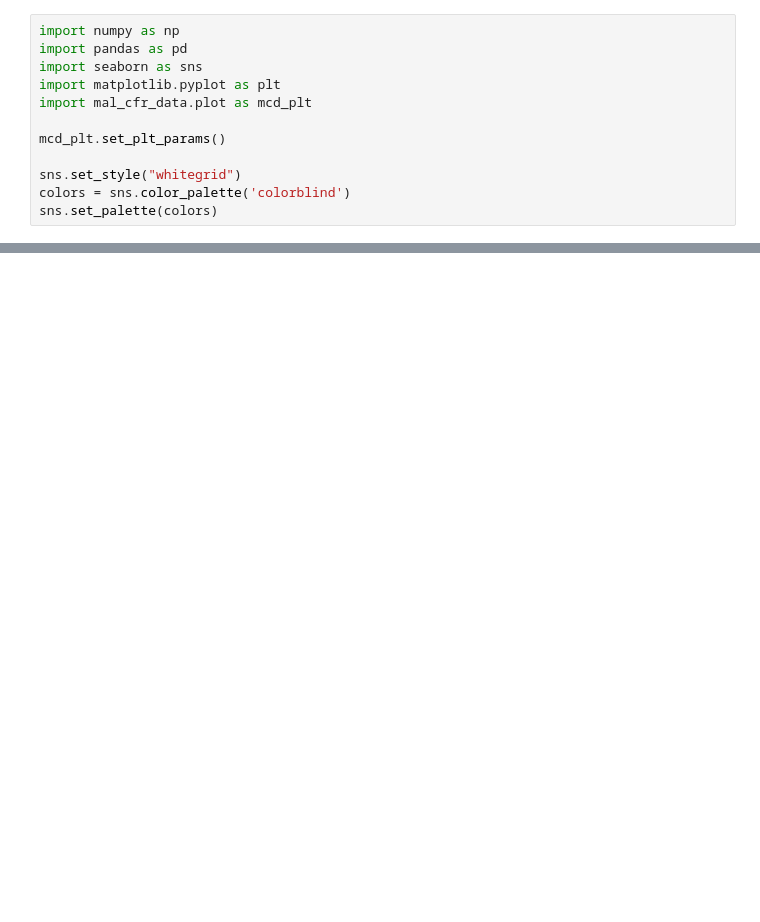
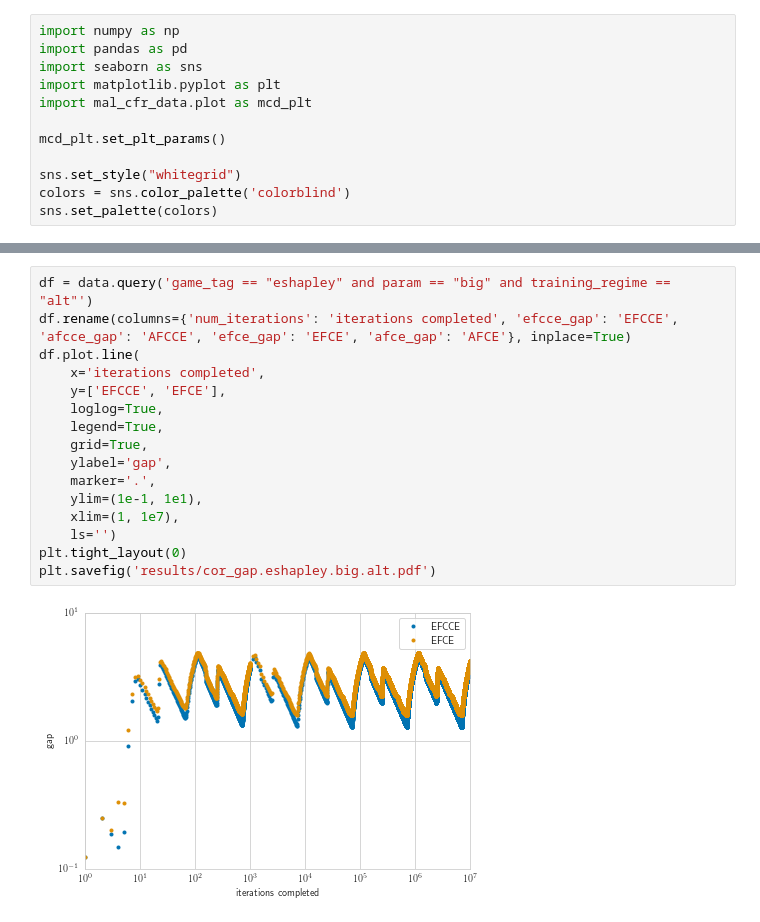
Before and after one commit to dmorrill10/hr_edl_experiments, a Jupyter notebook: cor_gap_data.ipynb, the cells around one changed output, grey strips where cells are left out. Cells and saved outputs as stored; diff of their text form; blank space fills up the shorter version.

```diff
--- a/cor_gap_data.ipynb
+++ b/cor_gap_data.ipynb
@@ -45,0 +86,18 @@ plt.savefig('results/cor_gap.eshapley.small.sim.pdf')
+# %%
+df = data.query('game_tag == "eshapley" and param == "big" and training_regime == "alt"')
+df.rename(columns={'num_iterations': 'iterations completed', 'efcce_gap': 'EFCCE', 'afcce_gap': 'AFCCE', 'efce_gap': 'EFCE', 'afce_gap': 'AFCE'}, inplace=True)
+df.plot.line(
+    x='iterations completed',
+    y=['EFCCE', 'EFCE'],
+    loglog=True,
+    legend=True,
+    grid=True,
+    ylabel='gap',
+    marker='.',
+    ylim=(1e-1, 1e1),
+    xlim=(1, 1e7),
+    ls='')
+plt.tight_layout(0)
+plt.savefig('results/cor_gap.eshapley.big.alt.pdf')
+# %% [output]
+[figure, added]
```
Also changed, not shown: parts of 5 cells of this notebook.
